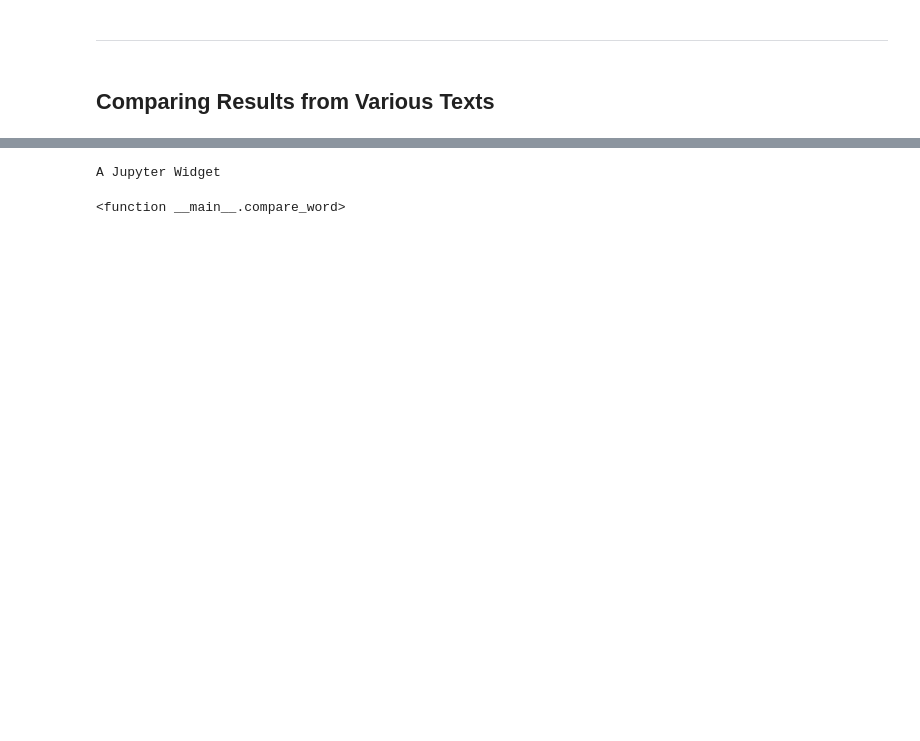
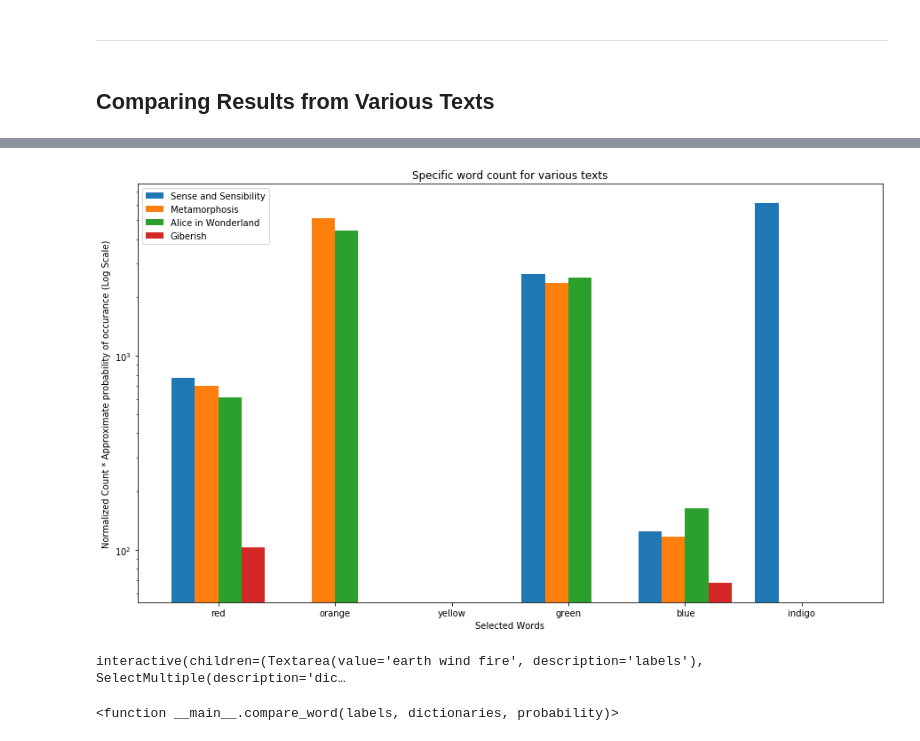
Before and after one commit to ds-modules/LS-22, a Jupyter notebook: William/pattern_in_noise/pattern_in_noise.ipynb, the cells around one changed output, grey strips where cells are left out. Saved outputs shown, nothing was run; the diff lists cells and outputs as text; code cells hidden in the pictures; blank space fills up the shorter version.

```diff
--- a/William/pattern_in_noise/pattern_in_noise.ipynb
+++ b/William/pattern_in_noise/pattern_in_noise.ipynb
@@ -360,11 +367,13 @@ compare_word('a red orange yellow green blue purple lavender', list(dictionary_o
 # %%
-compare_word('a red orange yellow green blue purple lavender', list(dictionary_options.keys()), True)
+compare_word('red orange yellow green blue indigo', list(dictionary_options.keys()), True)
+# %% [output]
+[figure, added]
 # %%
 widgets.interact(compare_word,
                     labels=widgets.Textarea(value='earth wind fire'),
                     dictionaries=widgets.widgets.SelectMultiple(options=dictionary_options.keys(),
                                                                 value=list(dictionary_options.keys())),
-                    probibility=widgets.Checkbox(value=False, description='Multiple probability of occurance'))
+                    probability=widgets.Checkbox(value=True, description='Multiply probability of occurance'))
 # %% [output]
-A Jupyter Widget
+interactive(children=(Textarea(value='earth wind fire', description='labels'), SelectMultiple(description='dic…
-<function __main__.compare_word>
+<function __main__.compare_word(labels, dictionaries, probability)>
```
Also changed, not shown: parts of 7 cells of this notebook, 1 other file.
